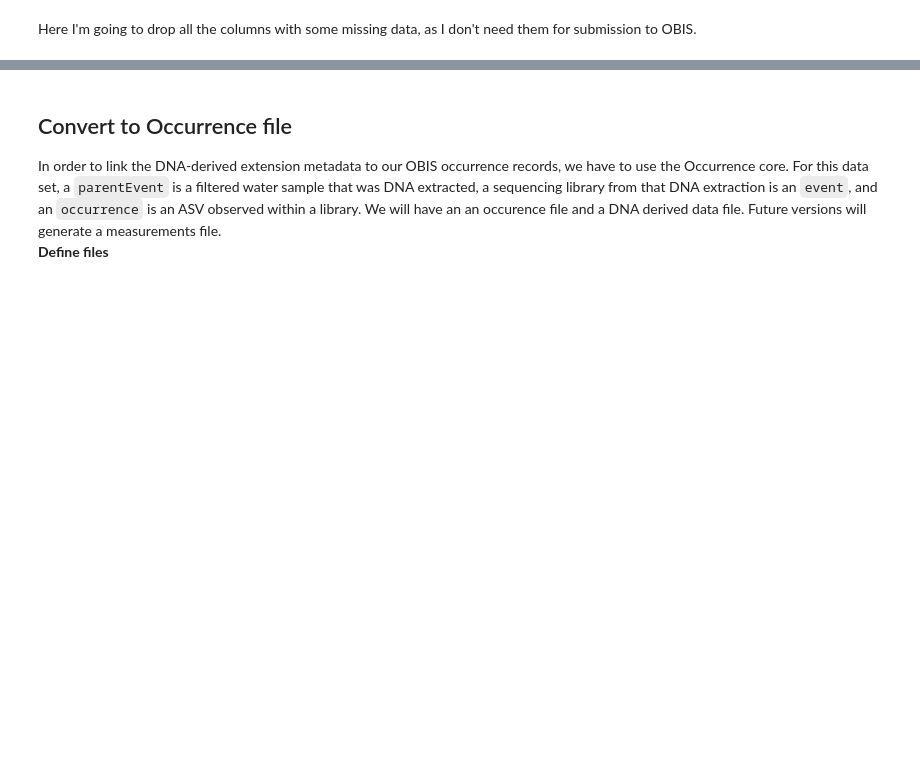
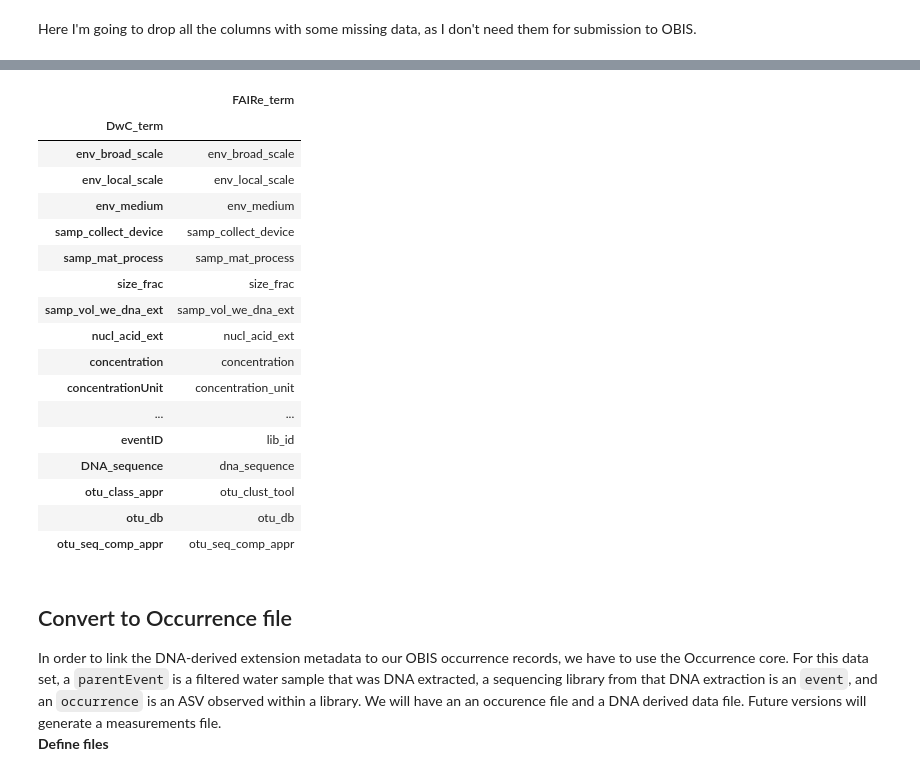
Before and after one commit to aomlomics/edna2obis, a Jupyter notebook: src-v3/edna2obis_conversion_code_v3.ipynb, the cells around one changed output, grey strips where cells are left out. Drawn from its saved outputs; the diff is of its cells as text; code cells hidden in the pictures; blank space fills up the shorter version.

```diff
--- a/src-v3/edna2obis_conversion_code_v3.ipynb
+++ b/src-v3/edna2obis_conversion_code_v3.ipynb
@@ -534,3 +619,27 @@ dwc_data['event'].head()
+# %%
+# Print the mapping for the DNA Derived Extension
+# Keep in mind, some terms are hard coded later in this workflow, or are derived by more than one FAIRe term
+# This means there may be less fields listed below than what the DNA Derived Extension will have upon completion of edna2obis
+dwc_data['dnaDerived']
+# %% [output]
+|  | FAIRe_term |
+| DwC_term |  |
+| env_broad_scale | env_broad_scale |
+| env_local_scale | env_local_scale |
+| env_medium | env_medium |
+| samp_collect_device | samp_collect_device |
+| samp_mat_process | samp_mat_process |
+| size_frac | size_frac |
+| samp_vol_we_dna_ext | samp_vol_we_dna_ext |
+| nucl_acid_ext | nucl_acid_ext |
+| concentration | concentration |
+| concentrationUnit | concentration_unit |
+| ... | ... |
+| eventID | lib_id |
+| DNA_sequence | dna_sequence |
+| otu_class_appr | otu_clust_tool |
+| otu_db | otu_db |
+| otu_seq_comp_appr | otu_seq_comp_appr |
 # %% [markdown]
 ## Convert to Occurrence file
 In order to link the DNA-derived extension metadata to our OBIS occurrence records, we have to use the Occurrence core. For this data set, a `parentEvent` is a filtered water sample that was DNA extracted, a sequencing library from that DNA extraction is an `event`, and an `occurrence` is an ASV observed within a library. We will have an an occurence file and a DNA derived data file. Future versions will generate a measurements file.
```
Also changed, not shown: parts of 9 cells of this notebook, 1 other file.
